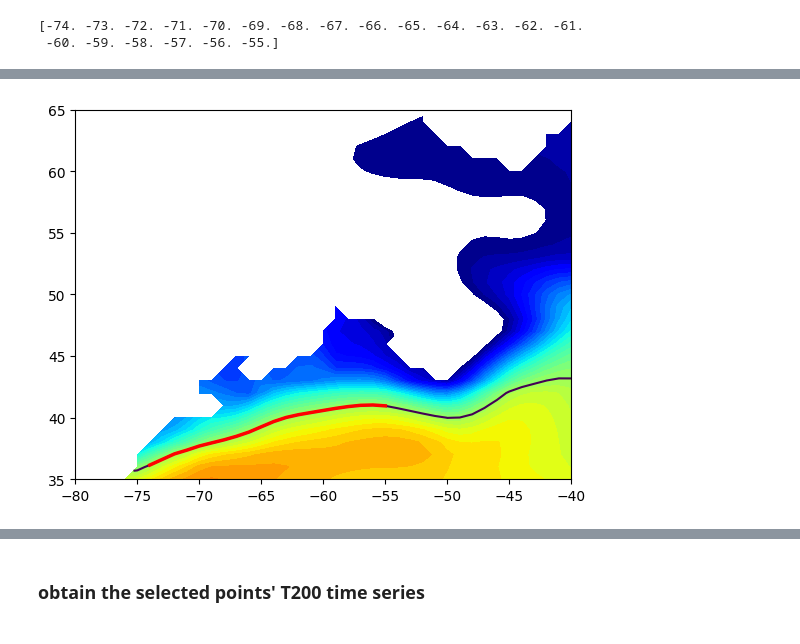
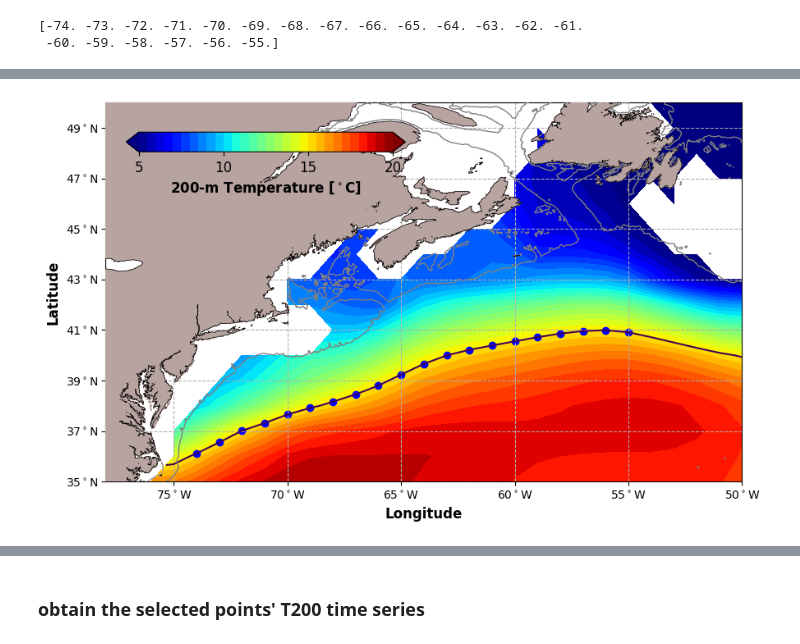
Before and after one commit to zchenocean/Gulf-Stream-Indices, a Jupyter notebook: GSI_T200-based_using_EN4_step02_200-m_15degC_position.ipynb, the cells around one changed output, grey strips where cells are left out. Drawn from its saved outputs; the diff is of its cells as text; code cells hidden in the pictures.

```diff
--- a/GSI_T200-based_using_EN4_step02_200-m_15degC_position.ipynb
+++ b/GSI_T200-based_using_EN4_step02_200-m_15degC_position.ipynb
@@ -46,19 +40,68 @@ plt.show()
+# %%
+# Etopo data
+path = f'/glade/work/{USER}/MAPP/ETOPO'
+#filename = f'{path}/Etopo1_Bed_0_65N_170E_40W.nc'
+filename = f'{path}/Etopo1_Bed_35_65N_40_80W.nc'
+bathy = xr.open_dataset(filename)
+lon_e = bathy['lon']
+for ii in range(len(lon_e)):
+    if lon_e[ii]>0:
+        lon_e[ii] = lon_e[ii] - 360.
+lat_e = bathy['lat'][:]
+depth_e = bathy['depth'][:,:]
+bathy.close()
+#
+mask_bathy = (depth_e >= 0.)*1.
+mask_bathy = np.ma.array(mask_bathy,mask=mask_bathy==0.)
+lon_e,lat_e = np.meshgrid(lon_e,lat_e)
+lon_e = np.ma.array(lon_e,mask=~mask_bathy.mask)
+lat_e = np.ma.array(lat_e,mask=~mask_bathy.mask)
+depth_e1 = -np.ma.array(depth_e,mask=~mask_bathy.mask)
 # %%
 loc = []
 for hh in range(len(po_lon)):
     ll = np.where(np.abs(newseg[:,0] - po_lon[hh]) < 1e-4)[0][0]
     loc.append(ll)
 #
 newseg = newseg[loc]
 po_lon = newseg[:,0]
 po_lat = newseg[:,1]
 #
-plt.contourf(dlon, dlat, T200_EN4_mean, np.arange(4, 25, 0.5), cmap=cm.jet)
+fig = plt.figure(figsize=[10,6])
+ax = fig.add_subplot(111)
+# plot continent/bathymetry
+ax.pcolor(lon_e,lat_e,mask_bathy,shading='nearest',cmap=cm.terrain_r,vmin=.5,vmax=4,zorder=20)
+# plot coastal lines
+ax.contour(lon_e,lat_e,depth_e,[0],colors='k',linestyles='solid',linewidths=.5,zorder=21)
+# plot 200-m isobaths
+ax.contour(lon_e,lat_e,depth_e,[-200],colors='gray',linestyles='solid',linewidths=1.,zorder=21)
+#
+cd = plt.contourf(dlon, dlat, T200_EN4_mean, np.arange(5, 20.3, 0.5), cmap=cm.jet, extend='both')
 ch = plt.contour(dlon, dlat, T200_EN4_mean, [15])
-plt.plot(po_lon, po_lat, color='r', lw=2.5)
+plt.scatter(po_lon, po_lat, color='b', marker='o')
+#
+ax.set_xticks(np.arange(-75,-49,5))
+ax.set_xticklabels([r'%d$^\circ$W' % -ii for ii in np.arange(-75,-49,5)])
+ax.set_yticks(np.arange(35,51,2))
+ax.set_yticklabels([r'%d$^\circ$N' % ii for ii in np.arange(35,51,2)])
+plt.ylabel('Latitude',fontsize=12,fontweight='bold')
+plt.xlabel('Longitude',fontsize=12,fontweight='bold')
+plt.xlim(-78,-50)
+plt.ylim(35,50)
+plt.grid(linestyle='dashed')
+# colorbar
+cbaxes = fig.add_axes([0.15, 0.78, 0.34, 0.04])
+cb = plt.colorbar(cd,orientation="horizontal",cax=cbaxes,ticks=range(5,21,5))
+cb.ax.tick_params(labelsize=12)
+cb.set_label(label=r"200-m Temperature [$^\circ$C]",fontsize=12,fontweight='bold')
+## save fig
+output = f'/glade/work/{USER}/MAPP/CMEMS/PLOTS'
+outfile = '%s/T200-based_GSI_74-55W_195401-202411_monthly_points.png' % (output)
+plt.savefig(outfile, dpi=400, facecolor='w', edgecolor='w', orientation='portrait')
+#
 plt.show()
 # %% [output]
-[figure, old version]
+[figure, new version]
 # %%
 # save to file
 dsf = xr.Dataset()
```
Also changed, not shown: parts of 10 cells of this notebook, 2 other files.
